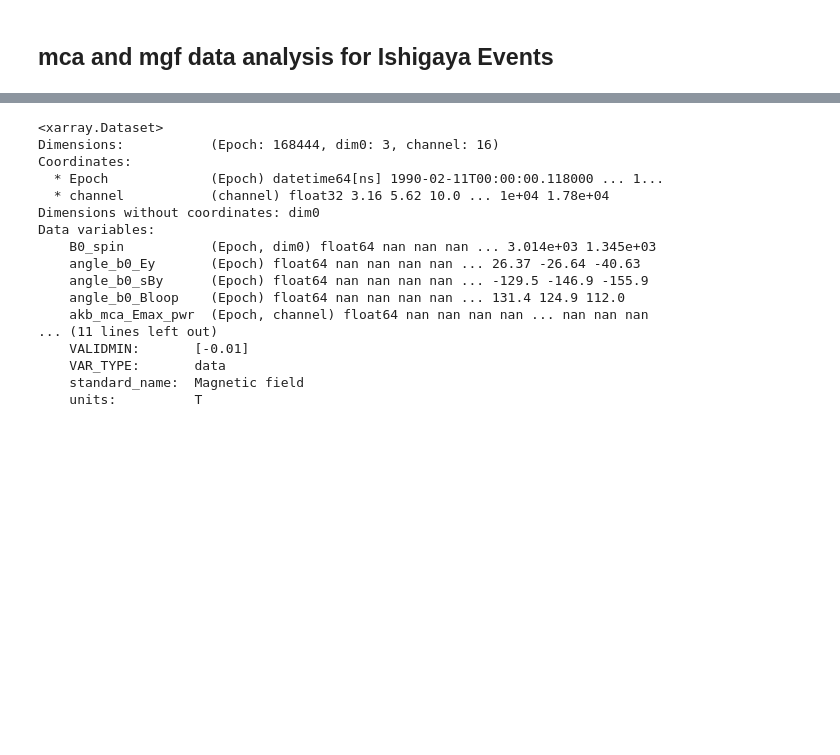
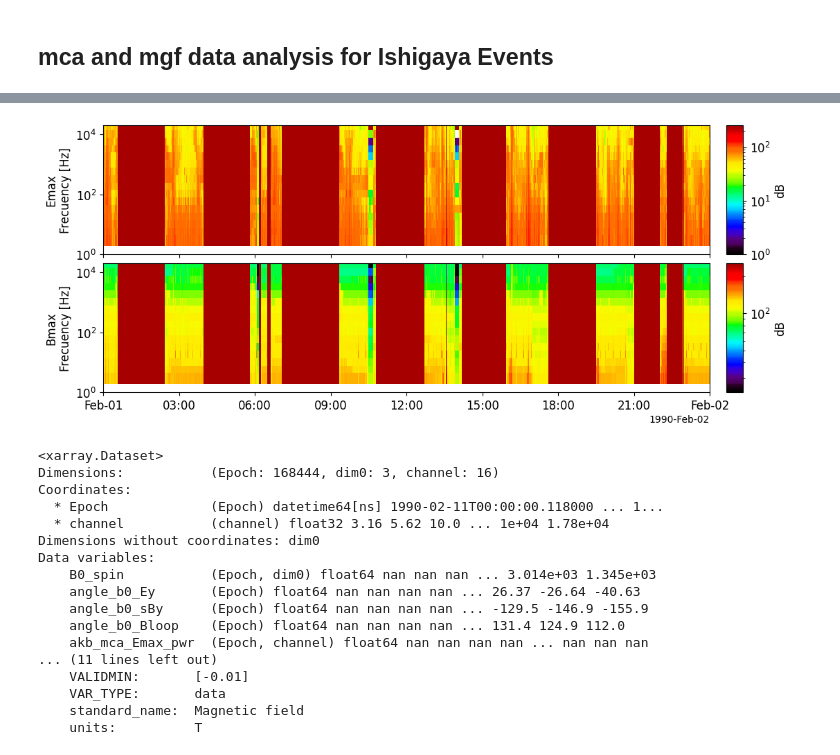
Before and after one commit to shuji-onosawa/akebono_analysis, a Jupyter notebook: src/ishigaya_extend.ipynb, the cells around one changed output, grey strips where cells are left out. Drawn from its saved outputs; the diff is of its cells as text; code cells hidden in the pictures; blank space fills up the shorter version.

```diff
--- a/src/ishigaya_extend.ipynb
+++ b/src/ishigaya_extend.ipynb
@@ -929,3 +929,10 @@ class ndarray(builtins.object)
  |  __hash__ = None
 # %% [markdown]
 ## mca and mgf data analysis for Ishigaya Events
+# %%
+import akebono
+import pytplot
+
+akebono.vlf_mca(trange=['1990-02-1', '1990-02-2'], datatype='pwr')
+pytplot.tplot(['akb_mca_Emax_pwr', 'akb_mca_Bmax_pwr'])
+# %% [output]
@@ -932,3 +942,4 @@ class ndarray(builtins.object)
+[figure, added]
 # %%
 from calc_pwr_matrix_angle_vs_freq import make_wave_mgf_dataset
 date = '1990-2-11'
```
Also changed, not shown: parts of 1 cell of this notebook, 2 other files.
